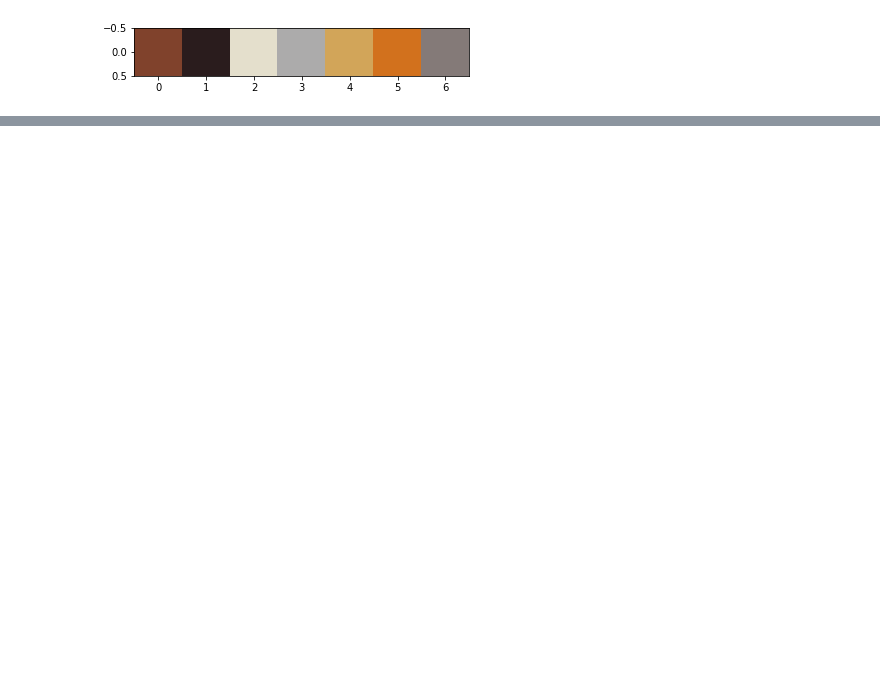
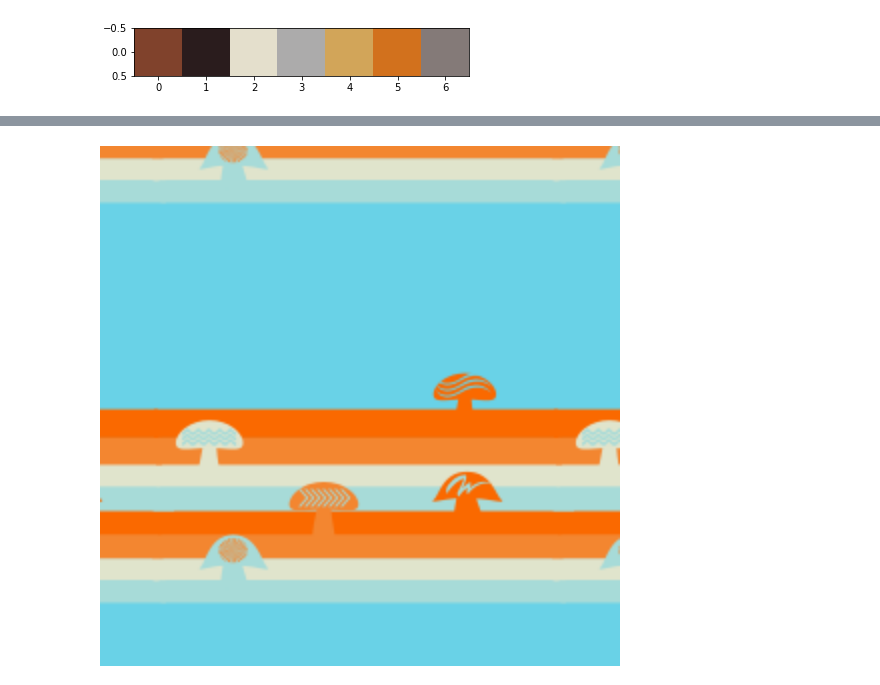
Before and after one commit to TaylorDiego/color_trend_analysis, a Jupyter notebook: notebook/color_quantization.ipynb, the cells around one changed output, grey strips where cells are left out. Cells and saved outputs as stored; diff of their text form; code cells hidden in the pictures; blank space fills up the shorter version.

```diff
--- a/notebook/color_quantization.ipynb
+++ b/notebook/color_quantization.ipynb
@@ -156,3 +276,7 @@ sorted(palette_color_percent, key=lambda x: palette_color_percent[x], reverse=Tr
+# %%
+c_harmony.display_img()
+# %% [output]
+[figure, added]
 # %%
 try_me[1].arrayify_centroids()
 # %%
```
Also changed, not shown: parts of 21 cells of this notebook.
